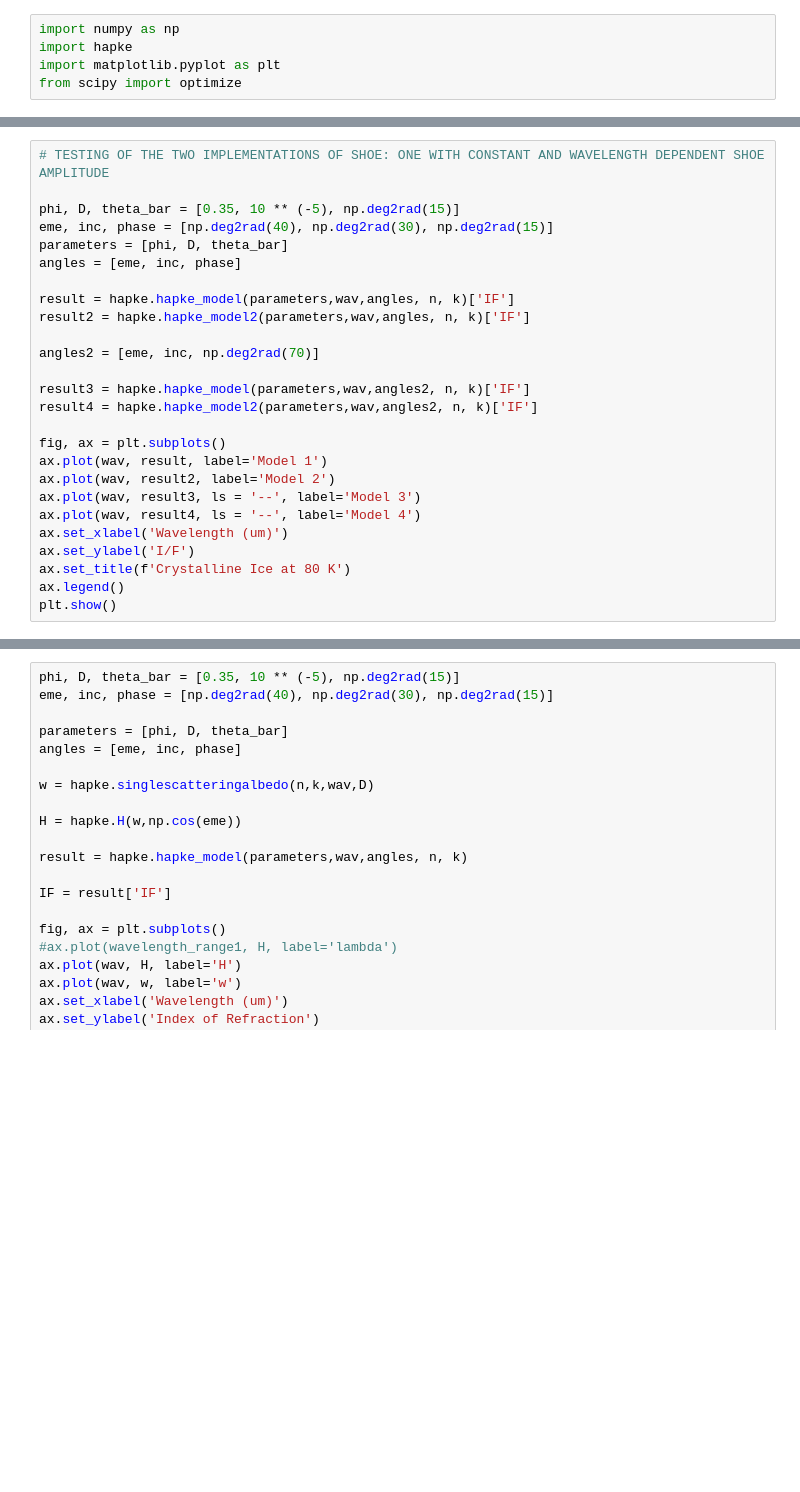
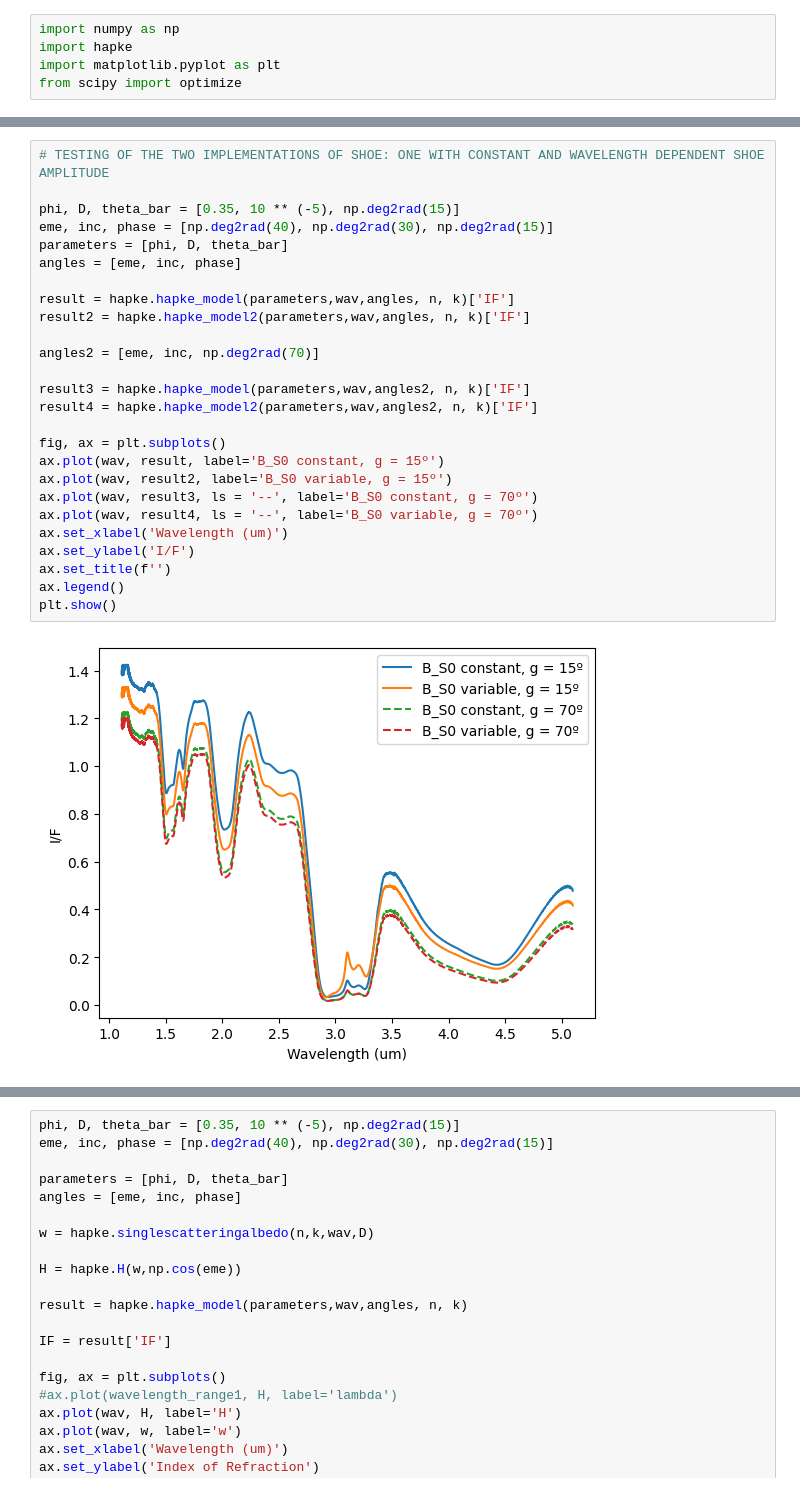
Before and after one commit to mrejonlopez/Hapke-Model, a Jupyter notebook: Hapke.ipynb, the cells around one changed output, grey strips where cells are left out. Cells and saved outputs as stored; diff of their text form; blank space fills up the shorter version.

```diff
--- a/Hapke.ipynb
+++ b/Hapke.ipynb
@@ -36,29 +32,31 @@ NameError: name 'wav_int' is not defined
 # %%
 # TESTING OF THE TWO IMPLEMENTATIONS OF SHOE: ONE WITH CONSTANT AND WAVELENGTH DEPENDENT SHOE AMPLITUDE
 
 phi, D, theta_bar = [0.35, 10 ** (-5), np.deg2rad(15)]
 eme, inc, phase = [np.deg2rad(40), np.deg2rad(30), np.deg2rad(15)]
 parameters = [phi, D, theta_bar]
 angles = [eme, inc, phase]
 
 result = hapke.hapke_model(parameters,wav,angles, n, k)['IF']
 result2 = hapke.hapke_model2(parameters,wav,angles, n, k)['IF']
 
 angles2 = [eme, inc, np.deg2rad(70)]
 
 result3 = hapke.hapke_model(parameters,wav,angles2, n, k)['IF']
 result4 = hapke.hapke_model2(parameters,wav,angles2, n, k)['IF']
 
 fig, ax = plt.subplots()
-ax.plot(wav, result, label='Model 1')
-ax.plot(wav, result2, label='Model 2')
-ax.plot(wav, result3, ls = '--', label='Model 3')
-ax.plot(wav, result4, ls = '--', label='Model 4')
+ax.plot(wav, result, label='B_S0 constant, g = 15º')
+ax.plot(wav, result2, label='B_S0 variable, g = 15º')
+ax.plot(wav, result3, ls = '--', label='B_S0 constant, g = 70º')
+ax.plot(wav, result4, ls = '--', label='B_S0 variable, g = 70º')
 ax.set_xlabel('Wavelength (um)')
 ax.set_ylabel('I/F')
-ax.set_title(f'Crystalline Ice at 80 K')
+ax.set_title(f'')
 ax.legend()
 plt.show()
+# %% [output]
+[figure, added]
 # %%
 # TESTING OF THE MIXED I/F
 
```
Also changed, not shown: parts of 2 cells of this notebook, 3 other files.
